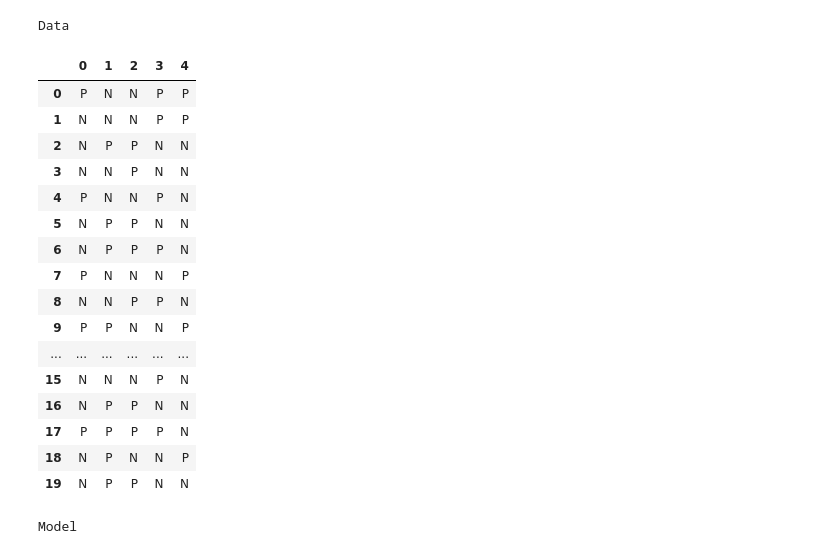
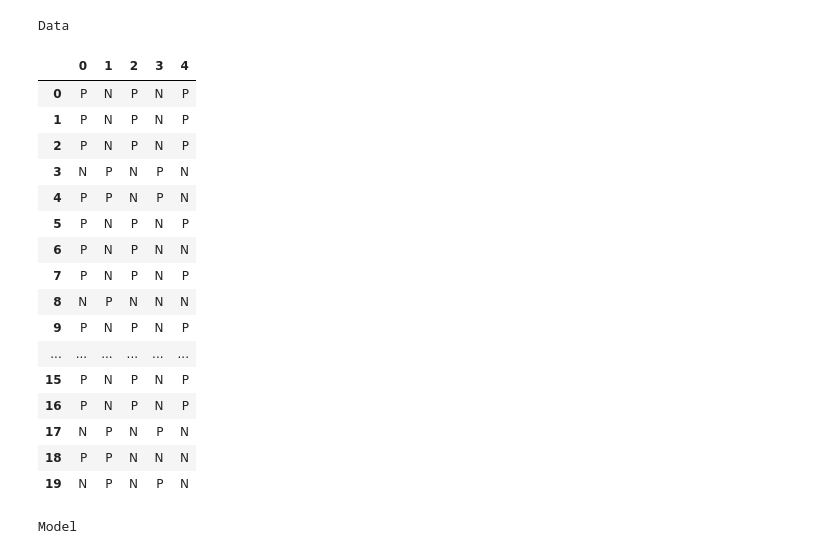
Before and after one commit to davbac/LCP-modB, a Jupyter notebook: isworking.ipynb, the cells around one changed output. Cells and saved outputs as stored; diff of their text form; code cells hidden in the pictures.

```diff
--- a/isworking.ipynb
+++ b/isworking.ipynb
@@ -14,6 +15,6 @@ from IPython.display import display_html
 # %%
 # select analysis to perform
-CASE = 2
+CASE = 1
 if CASE == 0:
     data_name = 'DATA'
     # size of each block of data (!= 1 for one-hot)
@@ -78,12 +79,12 @@ def myline(value):
     return 'black'
 
 def mycolor(value):
-    if value > 0: return 'orangered'
-    elif value < 0: return 'teal'
+    if value > 0: return 'crimson' #crimson,orangered
+    elif value < 0: return 'darkblue'    #darkblue,teal
     return 'black'
 
 # plot network with weights and units, all color-coded
-def plotgraph(epoch=0):
+def plotgraph(epoch=0,save=0):
     fig, ax = plt.subplots(1, 1, figsize=(10, 5))
     # remove ticks
     ax.tick_params(left=False, bottom=False)
@@ -115,15 +116,18 @@ def plotgraph(epoch=0):
     ax.text(-0.5, 0.85, 'hidden units',bbox=dict(facecolor='w', edgecolor='k'))
     ax.text(-0.5, 0.1, 'visible units',bbox=dict(facecolor='w', edgecolor='k'))
 
-    solid_line = mpl.lines.Line2D([], [], color='orangered', linestyle='solid', label='Positive weight')
-    dashed_line = mpl.lines.Line2D([], [], color='teal', linestyle='dashed', label='Negative weight')
+    solid_line = mpl.lines.Line2D([], [], color='crimson', linestyle='solid', label='Positive weight')
+    dashed_line = mpl.lines.Line2D([], [], color='darkblue', linestyle='dashed', label='Negative weight')
 
-    up_triang = mpl.lines.Line2D([], [], color='orangered', linewidth='0', marker='^', label='Positive unit')
+    up_triang = mpl.lines.Line2D([], [], color='crimson', linewidth='0', marker='^', label='Positive unit')
     dw_triang = mpl.lines.Line2D([], [], color='teal', linewidth='0', marker='v', label='Negative unit')
 
     ax.legend(loc='upper center', handles=[solid_line, dashed_line, up_triang, dw_triang])
-
-    plt.show()
+    if save==0:
+        plt.show()
+    else:
+        now = datetime.now()
+        plt.savefig('learning'+now.strftime("%d_%m_%Y%__%H_%M_%S")+'.pdf')
 # %%
 # put phase = 1 if in positive CD phase, if in negative --> phase != 1
 def activate(in_layer, weights, bias, phase, info=False):
@@ -361,9 +365,14 @@ for epoch in range(nepochs):
         lrate = lrate / (1 + 10 * lrate)
 
     if epoch % 20 == 19:
-        plotgraph(epoch + 1)
+        plt.rcParams['font.size'] = 14
+        plotgraph(epoch + 1,0)
         if (model != 'adam'):
             print(f'l_rate = {lrate}')
+
+    if epoch == nepochs-1:
+        plt.rcParams['font.size'] = 14
+        plotgraph(epoch + 1,1)
 
     logZ = np.log(PartZ(w, a, b))
     mean_energy.append(np.mean(E))
@@ -438,50 +450,50 @@ for i in one_per_block:
     pred[:, i] = np.argmax(pred[:, i:(i + BLSIZE)], axis=1)
 data = pd.DataFrame(data[:, one_per_block])
 pred = pd.DataFrame(pred[:, one_per_block])
 thresh = BLSIZE // 2
 data[data < thresh] = 0
 data[data >= thresh] = 'P'
 pred[pred < thresh] = 0
 pred[pred >= thresh] = 'P'
 data[data == 0] = 'N'
 pred[pred == 0] = 'N'
 
 # stylistic manipulations
 data = data.style.set_table_attributes("style='display:inline'")
 pred = pred.style.set_table_attributes("style='display:inline'")
 
 def is_polar(cell_value):
-    color0 = 'background-color: gray; color: white'
-    color1 = 'background-color: gold; color: black'
+    color0 = 'background-color: crimson; color: white'
+    color1 = 'background-color: darkblue; color: white'
     if cell_value == 'P':
         return color1
     return color0
 data.applymap(is_polar)
 pred.applymap(is_polar)
 
 sty = [dict(selector='caption', props=[('font-size', '150%')])]
 data.set_caption('Data').set_table_styles(sty)
 pred.set_caption('Model').set_table_styles(sty)
 
 display_html(data._repr_html_() + pred._repr_html_(), raw=True)
 # %% [output]
 Data
 |  | 0 | 1 | 2 | 3 | 4 |
-| 0 | P | N | N | P | P |
-| 1 | N | N | N | P | P |
-| 2 | N | P | P | N | N |
-| 3 | N | N | P | N | N |
-| 4 | P | N | N | P | N |
-| 5 | N | P | P | N | N |
-| 6 | N | P | P | P | N |
-| 7 | P | N | N | N | P |
-| 8 | N | N | P | P | N |
-| 9 | P | P | N | N | P |
+| 0 | P | N | P | N | P |
+| 1 | P | N | P | N | P |
+| 2 | P | N | P | N | P |
+| 3 | N | P | N | P | N |
+| 4 | P | P | N | P | N |
+| 5 | P | N | P | N | P |
+| 6 | P | N | P | N | N |
+| 7 | P | N | P | N | P |
+| 8 | N | P | N | N | N |
+| 9 | P | N | P | N | P |
 | ... | ... | ... | ... | ... | ... |
-| 15 | N | N | N | P | N |
-| 16 | N | P | P | N | N |
-| 17 | P | P | P | P | N |
-| 18 | N | P | N | N | P |
-| 19 | N | P | P | N | N |
+| 15 | P | N | P | N | P |
+| 16 | P | N | P | N | P |
+| 17 | N | P | N | P | N |
+| 18 | P | P | N | N | N |
+| 19 | N | P | N | P | N |
 Model
 |  | 0 | 1 | 2 | 3 | 4 |
```
Also changed, not shown: parts of 6 cells of this notebook, 32 other files.
